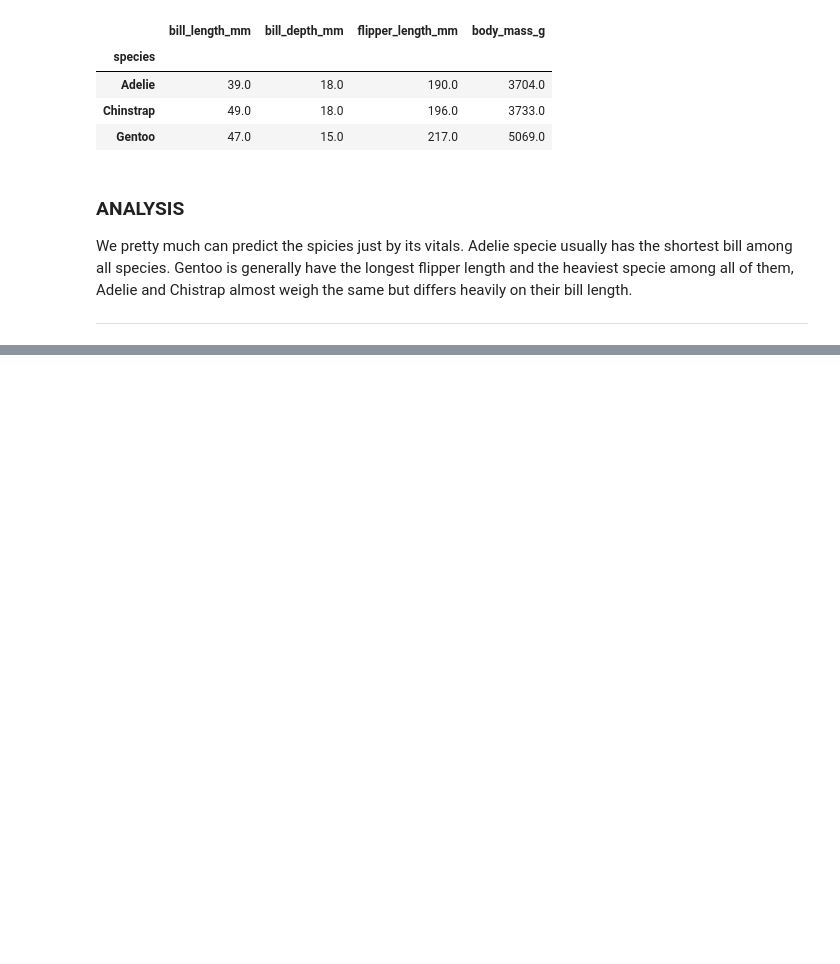
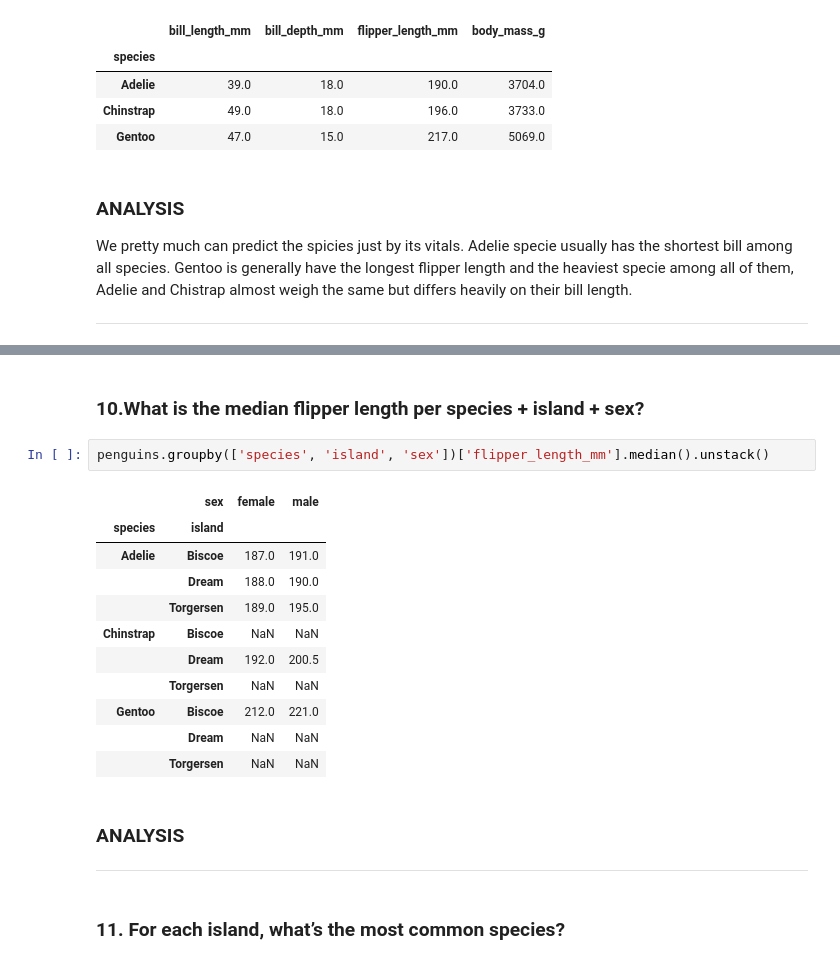
Before and after one commit to Johnrxyz/ELE03-DATA-ANALYTICS-REPO, a Jupyter notebook: Activity1.ipynb, the cells around one changed output, grey strips where cells are left out. Drawn from its saved outputs; the diff is of its cells as text; blank space fills up the shorter version.

```diff
--- a/Activity1.ipynb
+++ b/Activity1.ipynb
@@ -437,0 +472,23 @@ penguins.groupby('species')[['bill_length_mm', 'bill_depth_mm', 'flipper_length_
+# %% [markdown]
+<h3>10.What is the median flipper length per species + island + sex?</h3>
+# %%
+penguins.groupby(['species', 'island', 'sex'])['flipper_length_mm'].median().unstack()
+# %% [output]
+|  | sex | female | male |
+| species | island |  |  |
+| Adelie | Biscoe | 187.0 | 191.0 |
+|  | Dream | 188.0 | 190.0 |
+|  | Torgersen | 189.0 | 195.0 |
+| Chinstrap | Biscoe | NaN | NaN |
+|  | Dream | 192.0 | 200.5 |
+|  | Torgersen | NaN | NaN |
+| Gentoo | Biscoe | 212.0 | 221.0 |
+|  | Dream | NaN | NaN |
+|  | Torgersen | NaN | NaN |
+# %% [markdown]
+<h3>ANALYSIS</h3>
+
+<p></p>
+<hr>
+# %% [markdown]
+<h3>11. For each island, what’s the most common species?</h3>
```
Also changed, not shown: parts of 18 cells of this notebook.
